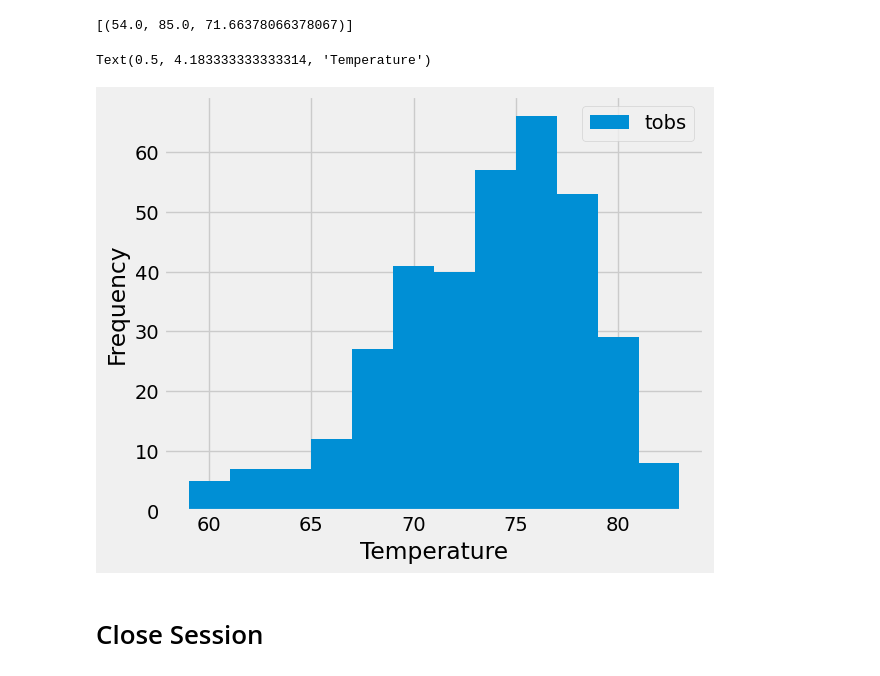
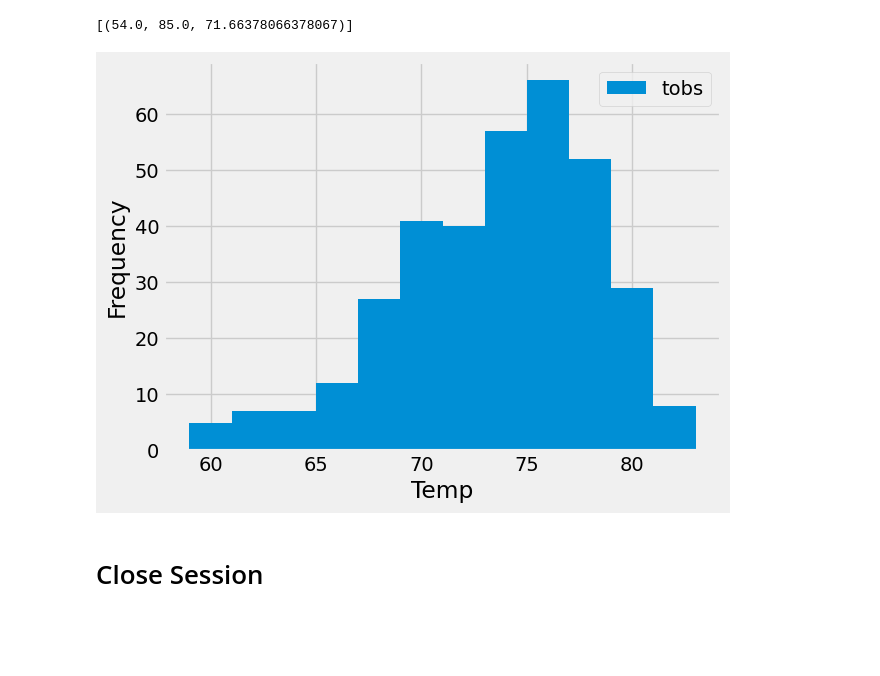
Before and after one commit to Nathan-Savage/sqlalchmey, a Jupyter notebook: surfsup/climate_starter.ipynb, the cells around one changed output. Cells and saved outputs as stored; diff of their text form; code cells hidden in the pictures; blank space fills up the shorter version.

```diff
--- a/surfsup/climate_starter.ipynb
+++ b/surfsup/climate_starter.ipynb
@@ -32,7 +31,10 @@ Base.classes.keys()
 # %%
 # Save references to each table
+measurement = Base.classes.measurement
+station = Base.classes.station
 # %%
 # Create our session (link) from Python to the DB
+session = Session(engine)
 # %% [markdown]
 # Exploratory Precipitation Analysis
 # %%
@@ -80,6 +88,9 @@ Text(0, 0.5, 'Inches')
 # %%
 # Design a query to find the most active stations (i.e. which stations have the most rows?)
 # List the stations and their counts in descending order.
+
+active_stations = session.query(measurement.station,func.count(measurement.station)).order_by(func.count(measurement.station).desc()).group_by(measurement.station).all()
+active_stations
 # %% [output]
 [('USC00519281', 2772),
  ('USC00519397', 2724),
@@ -97,9 +109,22 @@ Text(0, 0.5, 'Inches')
 # %%
 # Using the most active station id
 # Query the last 12 months of temperature observation data for this station and plot the results as a histogram
+most_active = active_stations[0][0]
+
+active_results = session.query(measurement.date, measurement.tobs).\
+                        filter(measurement.date >= "2016-08-24").\
+                        filter(measurement.date <= "2017-08-23").\
+                        filter(measurement.station == most_active).all()
+
+# convert to dataframe
+active_results_df = pd.DataFrame(active_results)
+
+# historgram
+active_results_df.plot.hist(bins=12)
+plt.xlabel("Temp")
+plt.show()
 # %% [output]
-Text(0.5, 4.183333333333314, 'Temperature')
-[figure, old version]
+[figure, new version]
 # %% [markdown]
 # Close Session
 # %%
```
Also changed, not shown: parts of 7 cells of this notebook, 2 other files.
